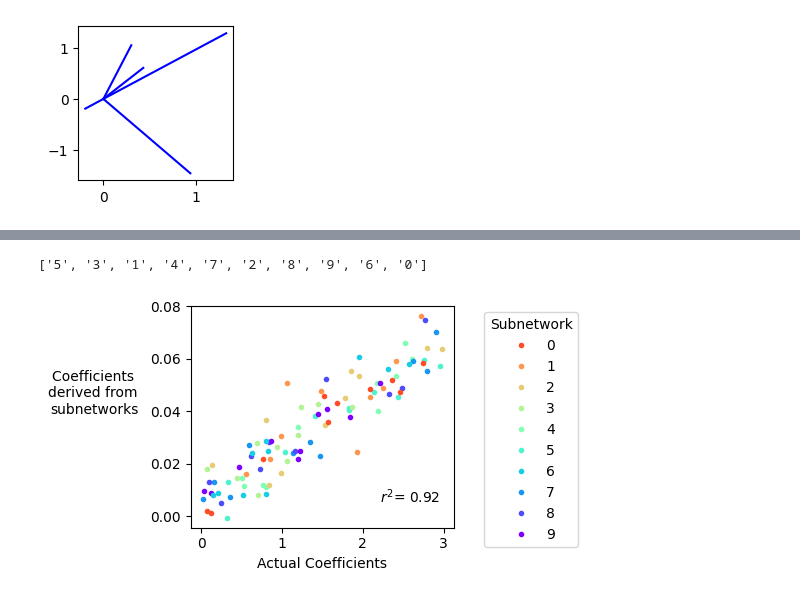
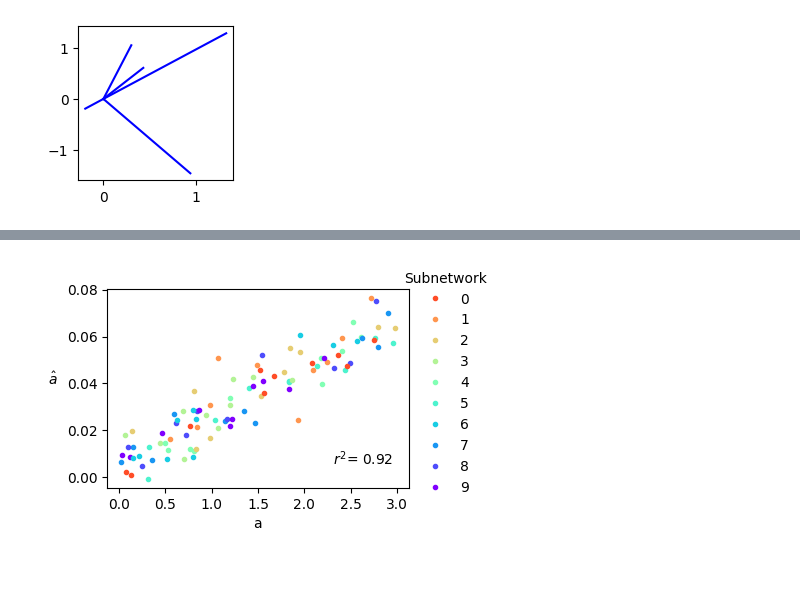
Before and after one commit to briannachrisman/eigenestimation, a Jupyter notebook: notebooks/tm2_circuit_superposition.ipynb, the cells around one changed output, grey strips where cells are left out. Drawn from its saved outputs; the diff is of its cells as text; code cells hidden in the pictures; blank space fills up the shorter version.

```diff
--- a/notebooks/tm2_circuit_superposition.ipynb
+++ b/notebooks/tm2_circuit_superposition.ipynb
@@ -40,13 +69,15 @@ plt.show()
 # %%
-model_params = dict(model.named_parameters())
-weights = {k:v for k,v in model_params.items() if 'b' not in k}
-weights = {str(i):v.transpose(0,1) for i,v in enumerate(weights.values())}
+f, axes = plt.subplots(figsize=(20,5), nrows=1, ncols=10)
+axes_flat = axes.flatten()
+for i, network in enumerate(eigenmodel.construct_subnetworks()):
+    weights = {k:v.transpose(0,1) for k,v in network.items() if 'b' not in k}
+    weights = {str(i):v for i,v in enumerate(weights.values())}
 
-biases = {k:v for k,v in model_params.items() if 'b' in k}
-biases = {str(i+1):v for i,v in enumerate(biases.values())}
+    biases = {k:v for k,v in network.items() if 'b' in k}
+    biases = {str(i+1):v for i,v in enumerate(biases.values())}
+    feature_idx = weights['0'].abs().sum(dim=0).argmax()
+    DrawNeuralNetwork(weights, biases, ax=axes_flat[9-feature_idx])
 
-f, ax = plt.subplots(figsize=(2,3))
-DrawNeuralNetwork(weights, biases, "Original NN", ax=ax)
-# Save figure
-f.savefig(f'../figures/{figure_names.circuit_superposition}/original_nn.svg', transparent=True, bbox_inches='tight')
+# Save as high_rank_subnetwork_{i}.svg
+f.savefig(figure_names.circuit_superposition_decomposition, transparent=True, bbox_inches='tight')
 # %% [output]
@@ -71,14 +84,0 @@ DrawNeuralNetwork(weights, biases, title='subnetwork sum', ax=ax)
-# %%
-f, axes = plt.subplots(figsize=(20,4), nrows=1, ncols=10)
-axes_flat = axes.flatten()
-for i, network in enumerate(eigenmodel.construct_subnetworks()):
-    weights = {k:v.transpose(0,1) for k,v in network.items() if 'b' not in k}
-    weights = {str(i):v for i,v in enumerate(weights.values())}
-
-    biases = {k:v for k,v in network.items() if 'b' in k}
-    biases = {str(i+1):v for i,v in enumerate(biases.values())}
-
-    DrawNeuralNetwork(weights, biases, ax=axes_flat[i])
-
-# Save as high_rank_subnetwork_{i}.svg
-f.savefig(f'../figures/{figure_names.circuit_superposition}/subnetwork{i}.svg', transparent=True, bbox_inches='tight')
@@ -94,42 +92,40 @@ full_network = eigenmodel.reconstruct_network()
 import numpy as np
 pred_coeffs_concat = []
 true_coeffs_concat = []
-plt.figure(figsize=(7,3))
+plt.figure(figsize=(5,3))
 
 for i in range(len(subnetworks)):
     # Circulate through colors
     pred_coeffs = (subnetworks[i]['W_in'] @ subnetworks[i]['W_out']).cpu().detach().numpy()
 
     feature_idx = abs(pred_coeffs).sum(axis=1).argmax()
     color = plt.cm.rainbow(feature_idx/len(subnetworks))
 
     pred_coeffs = pred_coeffs[feature_idx,:]
     actual_coeffs = coefs[feature_idx,:]
     pred_coeffs_concat.append(pred_coeffs)
     true_coeffs_concat.append(actual_coeffs)
     plt.plot(actual_coeffs, pred_coeffs , '.', color=color, label={9-feature_idx})
 
 # print correlation between true coefficients and predicted coefficients
 # Format as a string and round to 2 decimal places
 # Print int he bottom right corner
 plt.text(0.95, 0.1, f'$r^2$= {np.corrcoef(np.concatenate(pred_coeffs_concat), np.concatenate(true_coeffs_concat))[0,1]:.2f}', ha='right', va='bottom', transform=plt.gca().transAxes)
 # Order legend in alphabetical order
 
 # Get legend handles and labels
 handles, labels = plt.gca().get_legend_handles_labels()
-print(labels)
 # Sort the legend entries alphabetically
 sorted_indices = np.argsort(labels)
 sorted_handles = [handles[i] for i in sorted_indices]
 sorted_labels = [labels[i] for i in sorted_indices]
 
 # Add the sorted legend
-plt.legend(sorted_handles, sorted_labels,loc='upper right', bbox_to_anchor=(1.5, 1), title='Subnetwork')
-plt.ylabel('Coefficients \nderived from \nsubnetworks', rotation=0, labelpad=40)
-plt.xlabel('Actual Coefficients')
+plt.legend(sorted_handles, sorted_labels,loc='upper right', bbox_to_anchor=(1.3, 1.15), title='Subnetwork', frameon=False)
+plt.ylabel('$\hat{a}$', rotation=0, labelpad=10)
+plt.xlabel('a')
 plt.tight_layout()
-plt.savefig(f'../figures/{figure_names.circuit_superposition}/derived_coefficients.svg', transparent=True, bbox_inches='tight')
+plt.savefig(figure_names.circuit_superposition_coefficients, transparent=True, bbox_inches='tight')
 plt.show()
 # %% [output]
-['5', '3', '1', '4', '7', '2', '8', '9', '6', '0']
-[figure, old version]
+[figure, new version]
```
Also changed, not shown: parts of 4 cells of this notebook, 7 other files.
